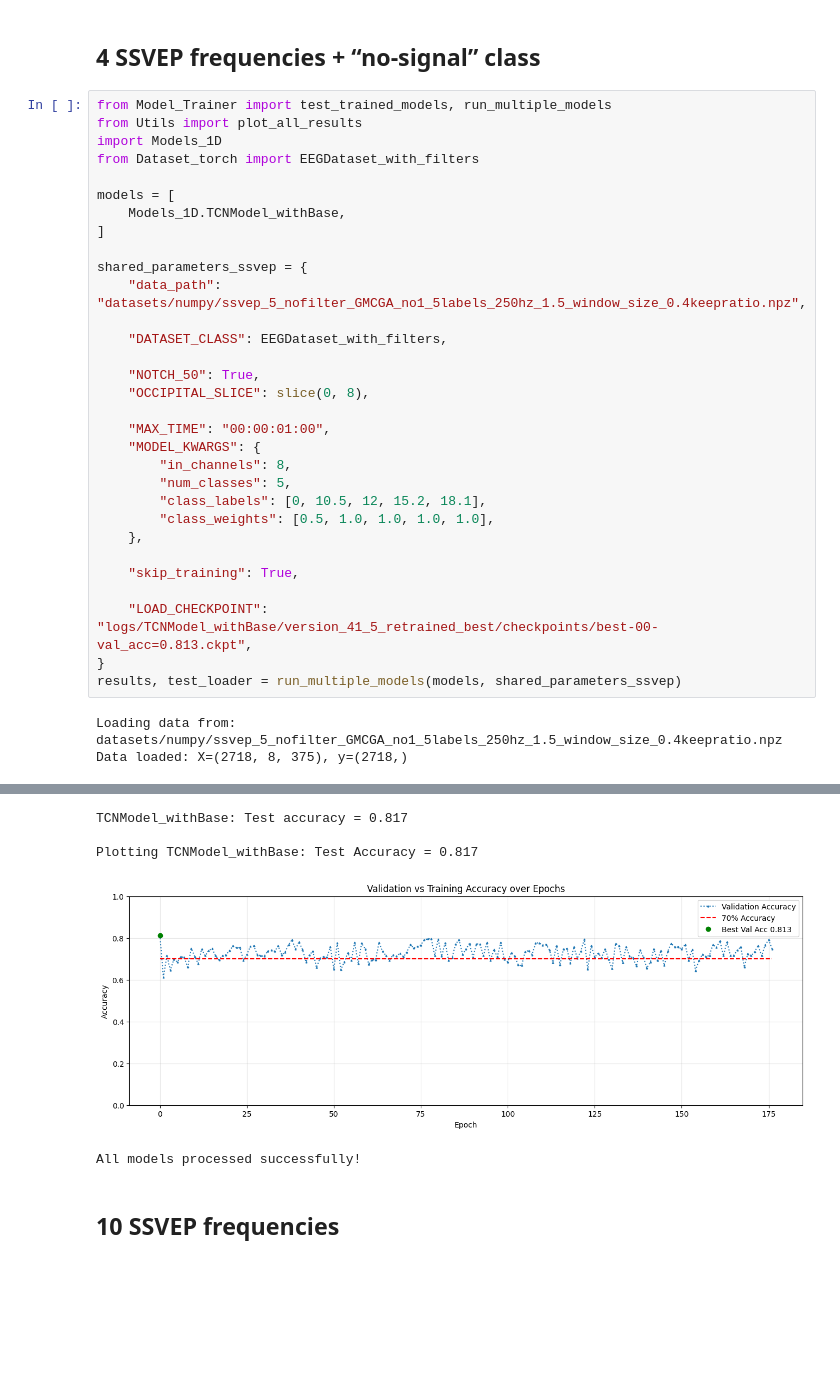
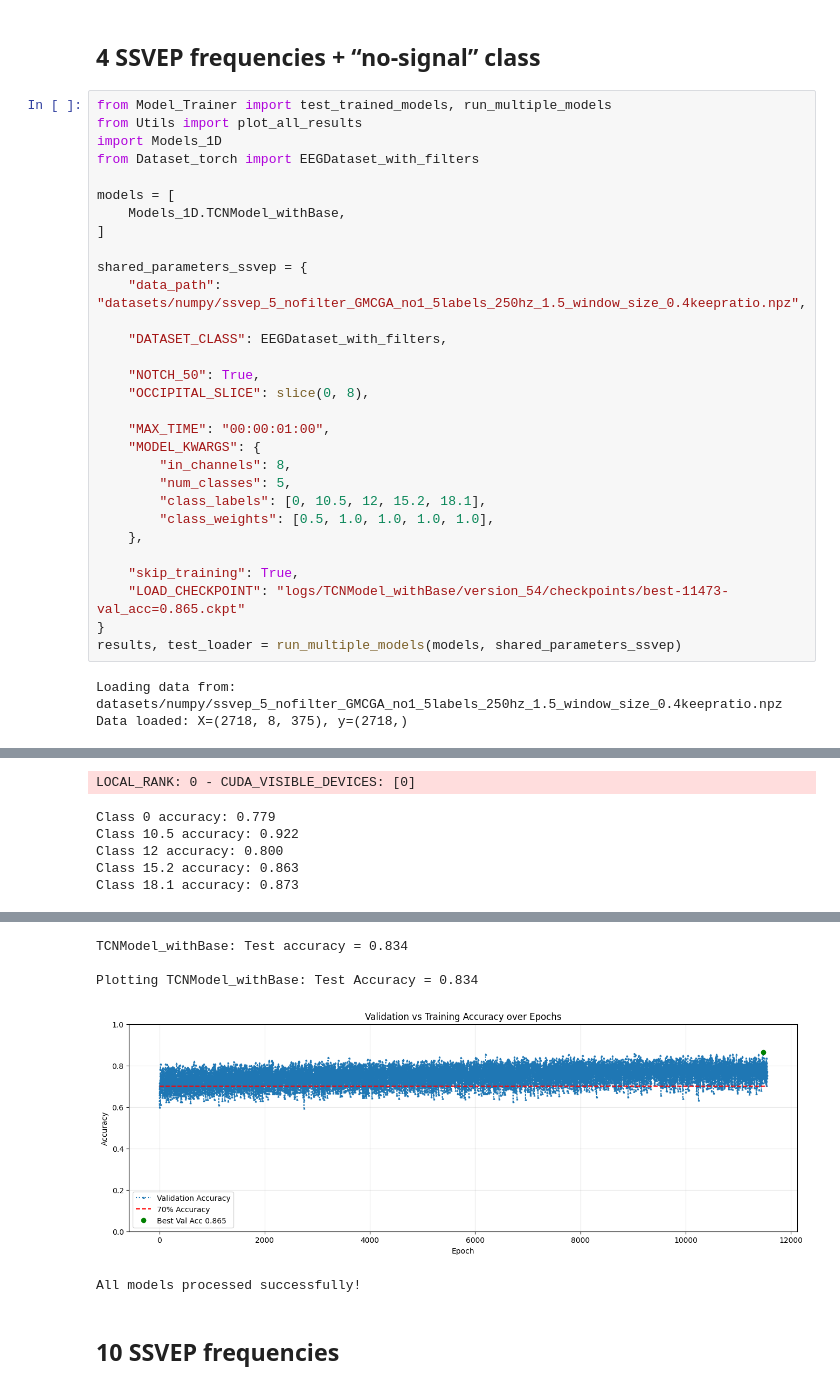
Before and after one commit to GeorgTenzing/EEG_Classification, a Jupyter notebook: Result_presentation.ipynb, the cells around one changed output, grey strips where cells are left out. Saved outputs shown, nothing was run; the diff lists cells and outputs as text; blank space fills up the shorter version.

```diff
--- a/Result_presentation.ipynb
+++ b/Result_presentation.ipynb
@@ -86,8 +86,7 @@ shared_parameters_ssvep = {
     },
 
     "skip_training": True,
-
-    "LOAD_CHECKPOINT": "logs/TCNModel_withBase/version_41_5_retrained_best/checkpoints/best-00-val_acc=0.813.ckpt",
+    "LOAD_CHECKPOINT": "logs/TCNModel_withBase/version_54/checkpoints/best-11473-val_acc=0.865.ckpt"
 }
 results, test_loader = run_multiple_models(models, shared_parameters_ssvep)
 # %% [output]
@@ -113,0 +106,6 @@ Class 18.1 accuracy: 0.810
+LOCAL_RANK: 0 - CUDA_VISIBLE_DEVICES: [0]
+Class 0 accuracy: 0.779
+Class 10.5 accuracy: 0.922
+Class 12 accuracy: 0.800
+Class 15.2 accuracy: 0.863
+Class 18.1 accuracy: 0.873
@@ -115,8 +113,8 @@ Class 18.1 accuracy: 0.810
-TCNModel_withBase: Test accuracy = 0.817
-
-Plotting TCNModel_withBase: Test Accuracy = 0.817
+TCNModel_withBase: Test accuracy = 0.834
+
+Plotting TCNModel_withBase: Test Accuracy = 0.834
-[figure, old version]
+[figure, new version]
-All models processed successfully!
+All models processed successfully!
 # %% [markdown]
 ## 10 SSVEP frequencies
 # %%
```
Also changed, not shown: parts of 1 cell of this notebook, 10 other files.
